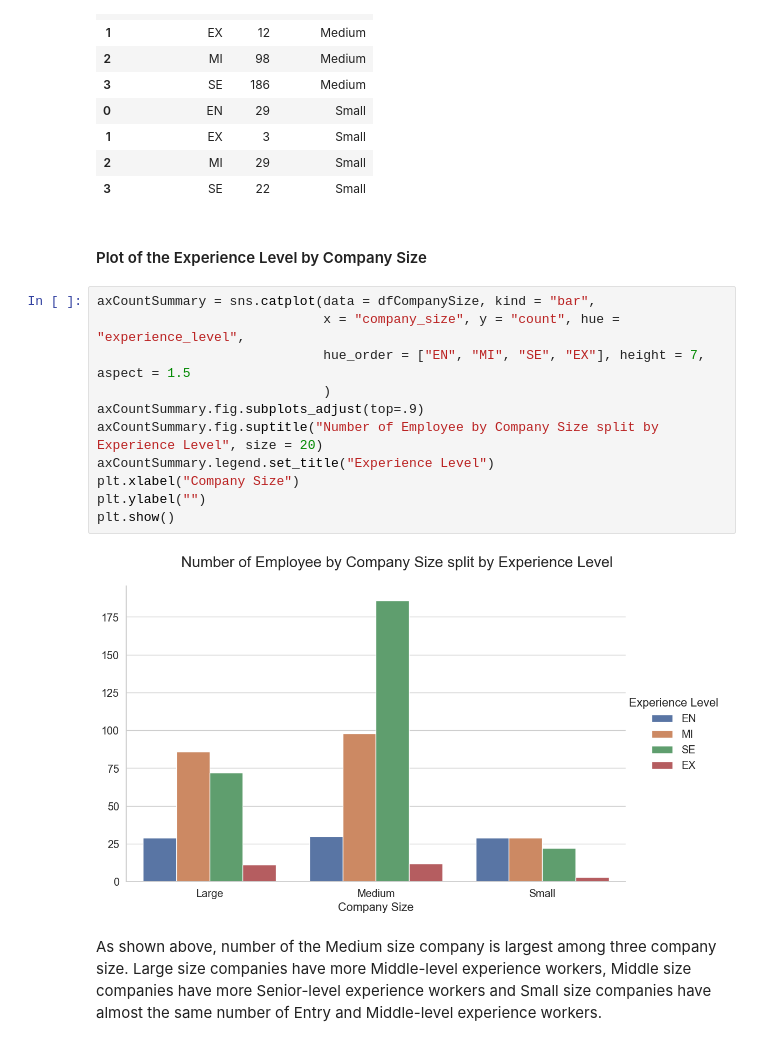
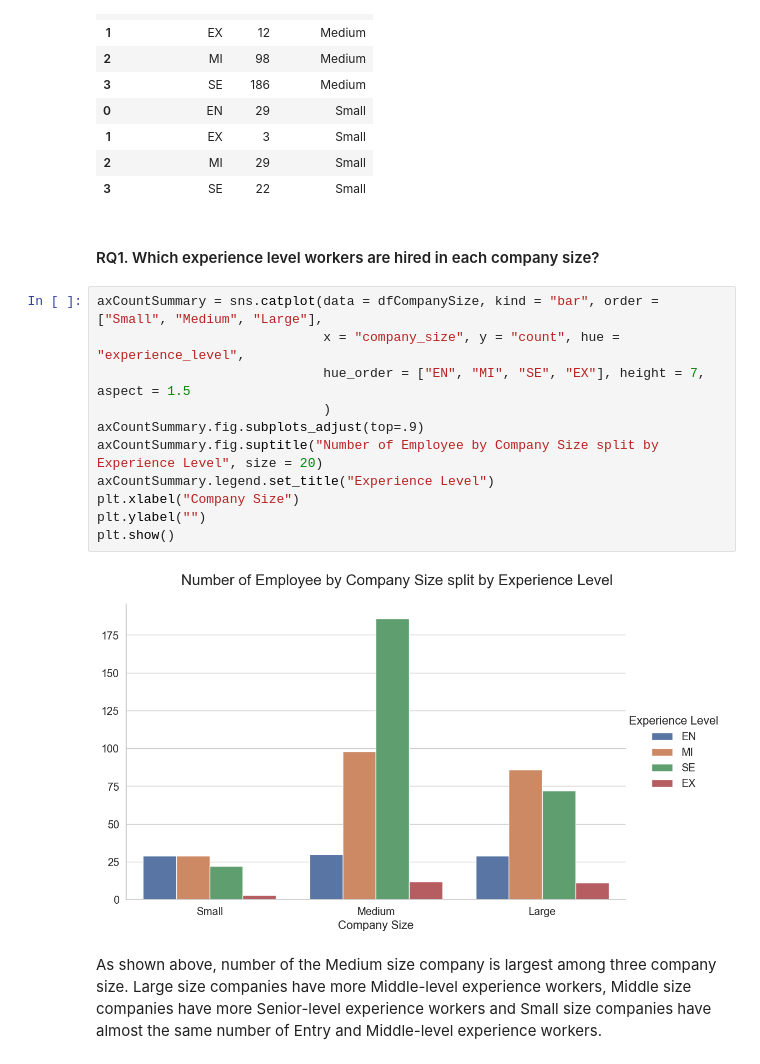
Before and after one commit to ubco-W2022T2-data301/project-group-group07, a Jupyter notebook: analysis/analysis1.ipynb, the cells around one changed output. Saved outputs shown, nothing was run; the diff lists cells and outputs as text.

Commit message:
modified plot & research question

```diff
--- a/analysis/analysis1.ipynb
+++ b/analysis/analysis1.ipynb
@@ -193,21 +193,21 @@ dfCompanySize
 | 1 | EX | 3 | Small |
 | 2 | MI | 29 | Small |
 | 3 | SE | 22 | Small |
-# %% [markdown]
-#### Plot of the Experience Level by Company Size
+# %% [markdown]
+#### RQ1. Which experience level workers are hired in each company size?
 # %%
-axCountSummary = sns.catplot(data = dfCompanySize, kind = "bar",
+axCountSummary = sns.catplot(data = dfCompanySize, kind = "bar", order = ["Small", "Medium", "Large"],
                              x = "company_size", y = "count", hue = "experience_level",
                              hue_order = ["EN", "MI", "SE", "EX"], height = 7, aspect = 1.5
                              )
 axCountSummary.fig.subplots_adjust(top=.9)
 axCountSummary.fig.suptitle("Number of Employee by Company Size split by Experience Level", size = 20)
 axCountSummary.legend.set_title("Experience Level")
 plt.xlabel("Company Size")
 plt.ylabel("")
 plt.show()
 # %% [output]
-[figure, old version]
+[figure, new version]
 # %% [markdown]
 As shown above, number of the Medium size company is largest among three company size. Large size companies have more Middle-level experience workers, Middle size companies have more Senior-level experience workers and Small size companies have almost the same number of Entry and Middle-level experience workers.
 # %% [markdown]
```
Also changed, not shown: parts of 3 cells of this notebook.
